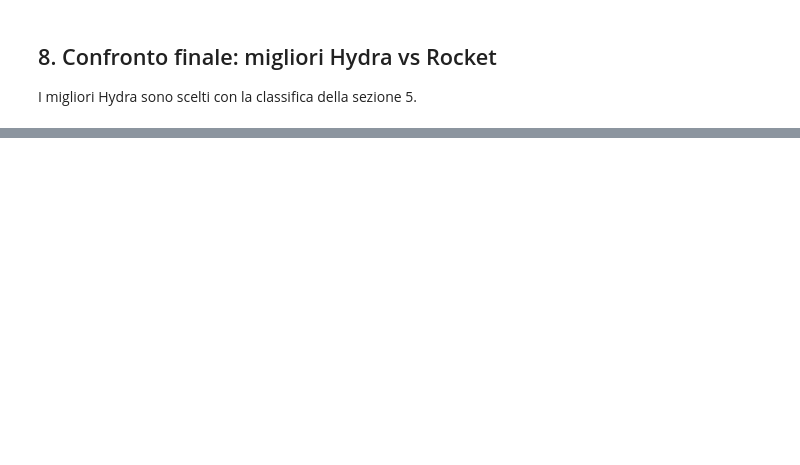
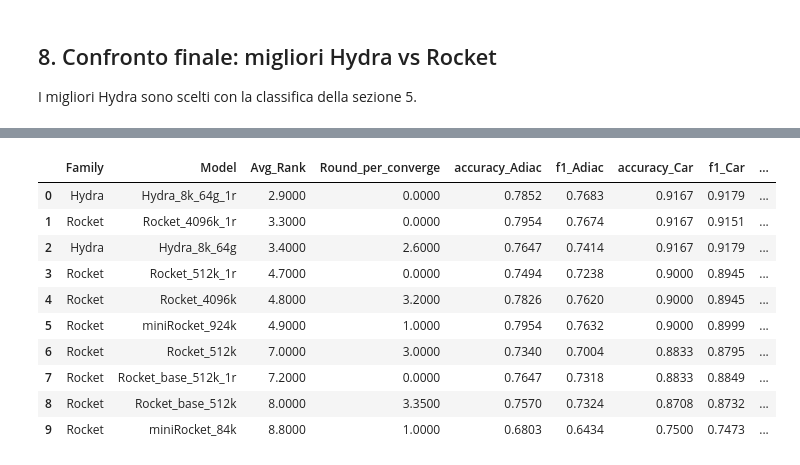
Before and after one commit to Matfraz/FedHydra, a Jupyter notebook: results/federated_metrics/data_analysis/compare_hydra_rocket.ipynb, the cells around one changed output, grey strips where cells are left out. Drawn from its saved outputs; the diff is of its cells as text; code cells hidden in the pictures; blank space fills up the shorter version.

Commit message:
tabella riassuntiva

```diff
--- a/results/federated_metrics/data_analysis/compare_hydra_rocket.ipynb
+++ b/results/federated_metrics/data_analysis/compare_hydra_rocket.ipynb
@@ -252,0 +275,60 @@ Accuratezza per dataset:
+# %%
+time_mapping = {
+    'Hydra_8k_64g': 234.5,
+    'Hydra_8k_64g_1r': 711.4,
+    'Rocket_512k': 64.7,
+    'Rocket_512k_1r': 76.9,
+    'Rocket_4096k': 662.7,
+    'Rocket_4096k_1r': 2575.2,
+    'Rocket_base_512k': 77.2,
+    'Rocket_base_512k_1r': 55.1,
+    'miniRocket_84k': 2.6,
+    'miniRocket_924k': 34.5
+}
+
+def build_full_summary(per_ds, models, datasets, time_map):
+    sub = per_ds[per_ds['Model'].isin(models) & per_ds['Dataset'].isin(datasets)].copy()
+
+    sub['Rank'] = sub.groupby('Dataset')['Test_Accuracy'].rank(ascending=False, method='average')
+
+    base_table = (sub.groupby(['Family', 'Model'], as_index=False)
+                     .agg(
+                         Avg_Rank=('Rank', 'mean'),
+                         Round_per_converge=('Rounds_to_Converge', 'mean')
+                     ))
+
+    acc_piv = sub.pivot(index='Model', columns='Dataset', values='Test_Accuracy')
+    f1_piv = sub.pivot(index='Model', columns='Dataset', values='Test_F1')
+
+    ds_cols = pd.DataFrame(index=acc_piv.index)
+    for ds in sorted(datasets):
+        ds_cols[f'accuracy_{ds}'] = acc_piv[ds]
+        ds_cols[f'f1_{ds}'] = f1_piv[ds]
+
+    ds_cols = ds_cols.reset_index()
+
+    out = pd.merge(base_table, ds_cols, on='Model', how='left')
+
+    out['Time_s'] = out['Model'].map(time_map)
+
+    out = out.sort_values('Avg_Rank', ascending=True).reset_index(drop=True)
+    return out
+
+all_models = sorted(per_ds['Model'].unique())
+final_table = build_full_summary(per_ds, all_models, common_datasets, time_mapping)
+
+display(final_table)
+
+final_table.to_csv('tabella_risultati_completi.csv', index=False, float_format='%.4f')
+# %% [output]
+|  | Family | Model | Avg_Rank | Round_per_converge | accuracy_Adiac | f1_Adiac | accuracy_Car | f1_Car | ... |
+| 0 | Hydra | Hydra_8k_64g_1r | 2.9000 | 0.0000 | 0.7852 | 0.7683 | 0.9167 | 0.9179 | ... |
+| 1 | Rocket | Rocket_4096k_1r | 3.3000 | 0.0000 | 0.7954 | 0.7674 | 0.9167 | 0.9151 | ... |
+| 2 | Hydra | Hydra_8k_64g | 3.4000 | 2.6000 | 0.7647 | 0.7414 | 0.9167 | 0.9179 | ... |
+| 3 | Rocket | Rocket_512k_1r | 4.7000 | 0.0000 | 0.7494 | 0.7238 | 0.9000 | 0.8945 | ... |
+| 4 | Rocket | Rocket_4096k | 4.8000 | 3.2000 | 0.7826 | 0.7620 | 0.9000 | 0.8945 | ... |
+| 5 | Rocket | miniRocket_924k | 4.9000 | 1.0000 | 0.7954 | 0.7632 | 0.9000 | 0.8999 | ... |
+| 6 | Rocket | Rocket_512k | 7.0000 | 3.0000 | 0.7340 | 0.7004 | 0.8833 | 0.8795 | ... |
+| 7 | Rocket | Rocket_base_512k_1r | 7.2000 | 0.0000 | 0.7647 | 0.7318 | 0.8833 | 0.8849 | ... |
+| 8 | Rocket | Rocket_base_512k | 8.0000 | 3.3500 | 0.7570 | 0.7324 | 0.8708 | 0.8732 | ... |
+| 9 | Rocket | miniRocket_84k | 8.8000 | 1.0000 | 0.6803 | 0.6434 | 0.7500 | 0.7473 | ... |
```
Also changed, not shown: parts of 13 cells of this notebook, 2 other files.
